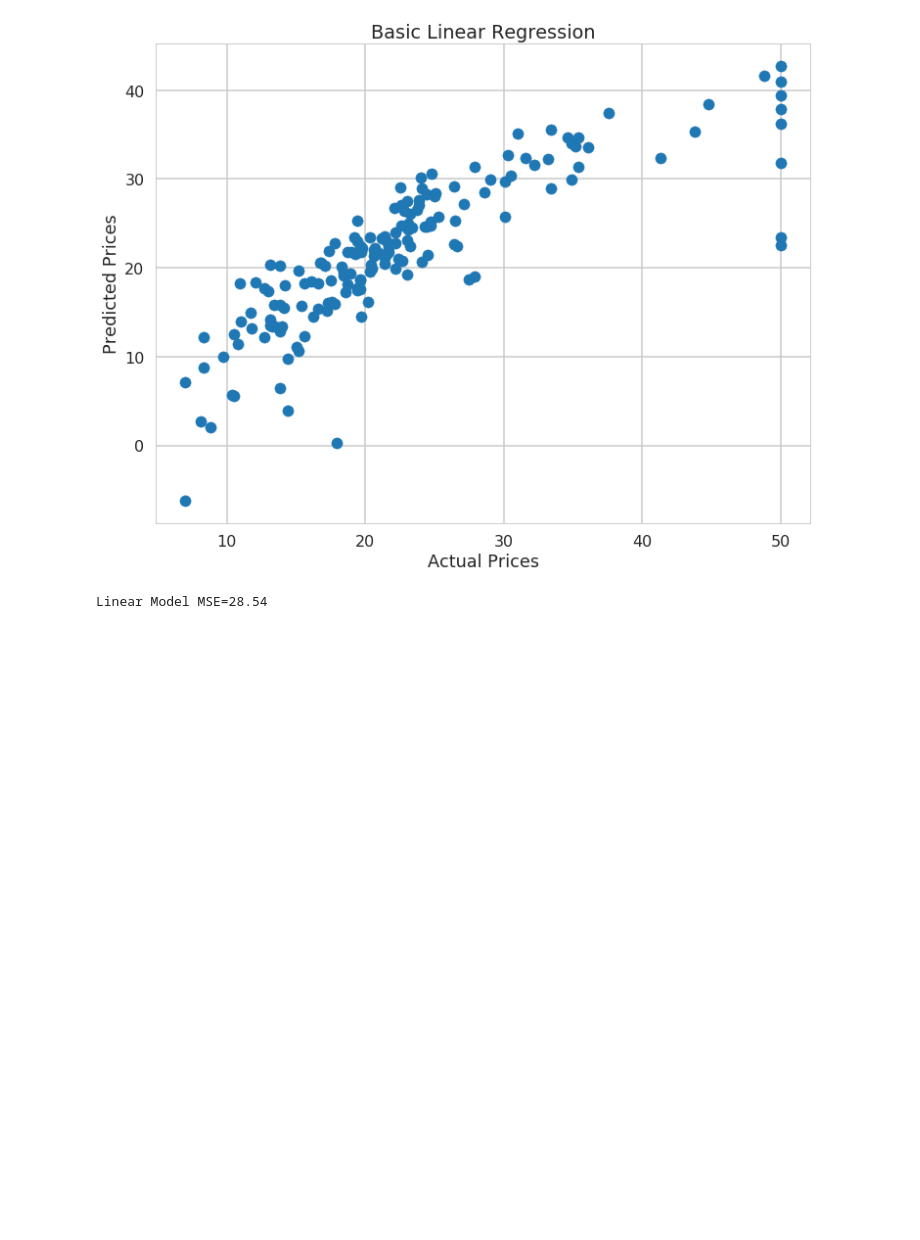
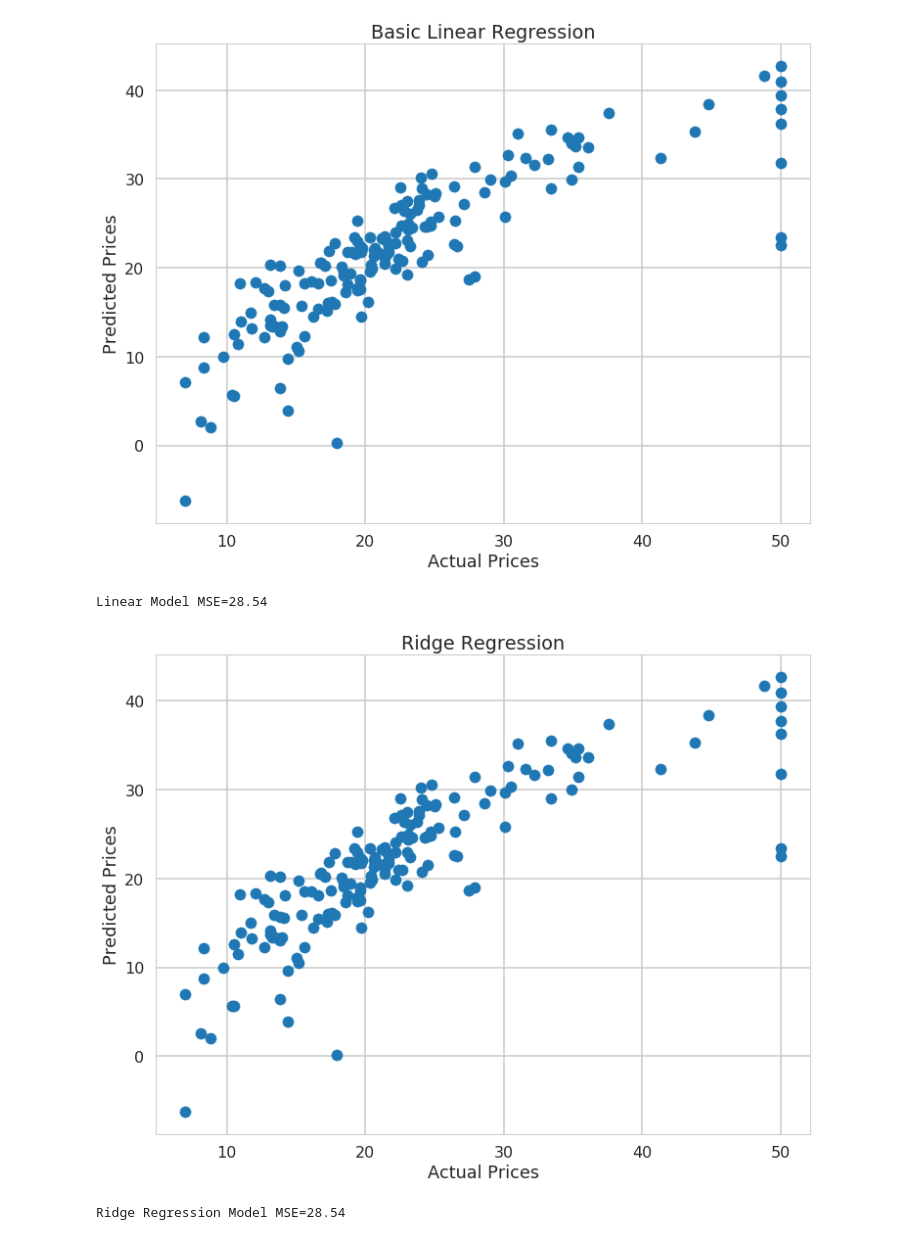
Before and after one commit to justthetips/ml, a Jupyter notebook: Boston Housing Dataset.ipynb, the cells around one changed output. Cells and saved outputs as stored; diff of their text form; code cells hidden in the pictures; blank space fills up the shorter version.

Commit message:
added ridge regression

```diff
--- a/Boston Housing Dataset.ipynb
+++ b/Boston Housing Dataset.ipynb
@@ -71,12 +71,12 @@ print(X_test.shape, y_test.shape)
 (167, 13) (167,)
 # %%
 #going to do simple linear regression as the baseline for the more complicated methods
-linear_model = LinearRegression()
-linear_model.fit(X_train, y_train)
-linear_model_y_hat = linear_model.predict(X_test)
+lm = linear_model.LinearRegression()
+lm.fit(X_train, y_train)
+lm_y_hat = lm.predict(X_test)
 
 plt.figure(figsize=(12,9))
-plt.scatter(y_test, linear_model_y_hat)
+plt.scatter(y_test, lm_y_hat)
 plt.xlabel('Actual Prices')
 plt.ylabel('Predicted Prices')
 plt.title('Basic Linear Regression')
@@ -90,2 +90,22 @@ print('Linear Model MSE={:.2f}'.format(linear_model_mse))
 # %% [output]
 Linear Model MSE=28.54
+# %%
+#ridge regression
+rrm = linear_model.Ridge(alpha=.1)
+rrm.fit(X_train, y_train)
+rrm_y_hat = rrm.predict(X_test)
+
+plt.figure(figsize=(12,9))
+plt.scatter(y_test, rrm_y_hat)
+plt.xlabel('Actual Prices')
+plt.ylabel('Predicted Prices')
+plt.title('Ridge Regression')
+plt.show()
+# %% [output]
+[figure, added]
+# %%
+rrm_mse = mean_squared_error(y_test, rrm_y_hat)
+mse_dict['Ridge Regression'] = lm_mse
+print('Ridge Regression Model MSE={:.2f}'.format(lm_mse))
+# %% [output]
+Ridge Regression Model MSE=28.54
```
Also changed, not shown: parts of 2 cells of this notebook.
